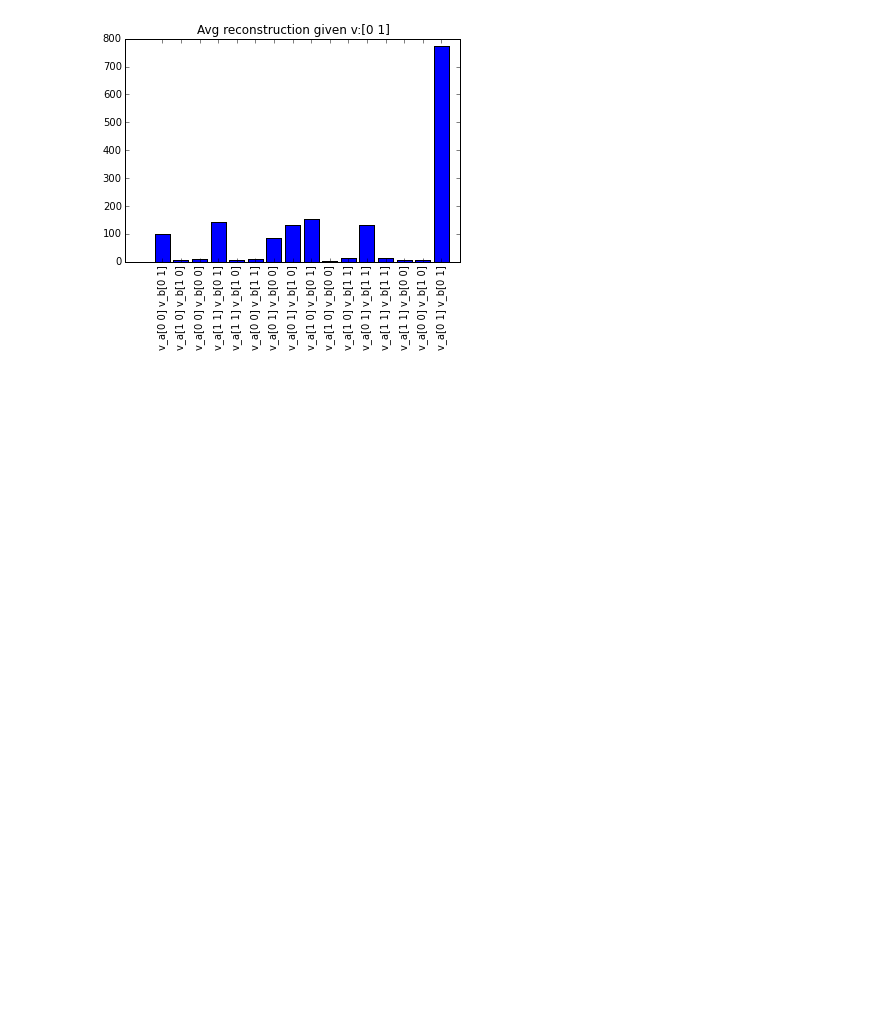
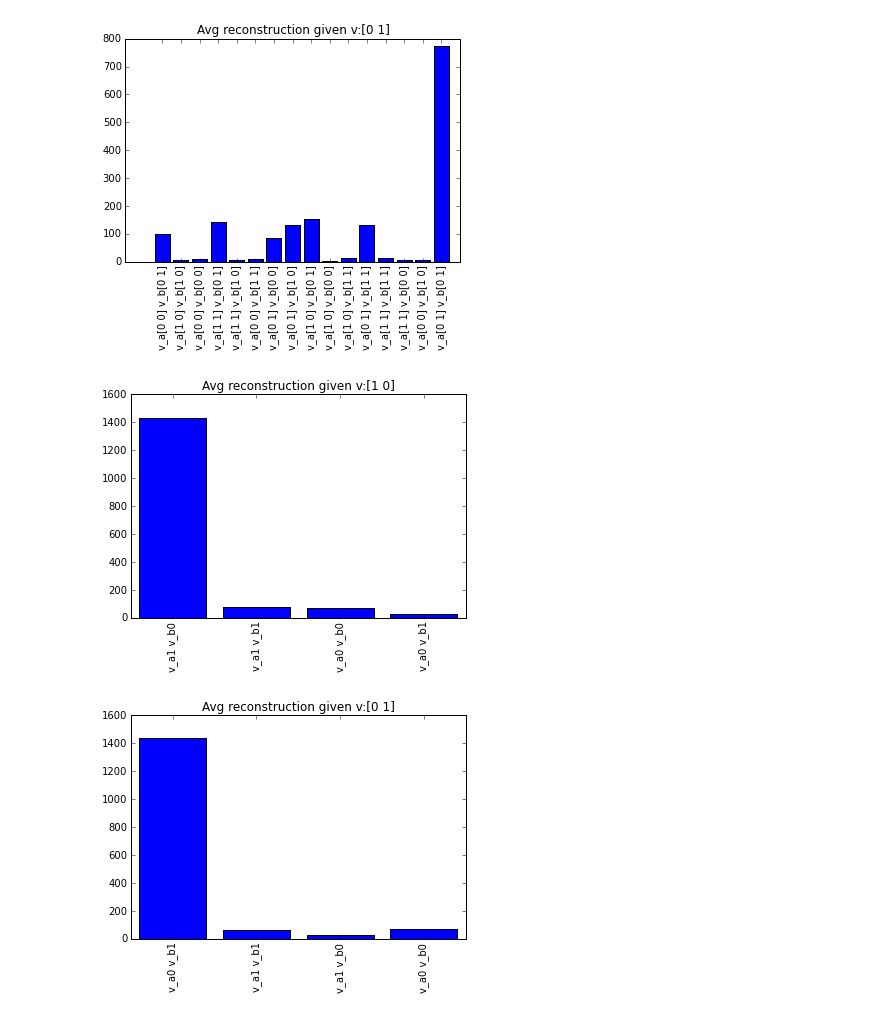
Before and after one commit to garibaldu/multicauseRBM, a Jupyter notebook: Max/TwoBitRBM.ipynb, the cells around one changed output. Cells and saved outputs as stored; diff of their text form; code cells hidden in the pictures; blank space fills up the shorter version.

```diff
--- a/Max/TwoBitRBM.ipynb
+++ b/Max/TwoBitRBM.ipynb
@@ -295,3 +283,9 @@ plot_avg_results_for_visible_pattern(np.array([0,1]), a)
 # %% [output]
 [figure]
 [figure]
+# %%
+plot_avg_results_for_visible_pattern(np.array([1,0]), WrappedVanillaSampler(dot))
+plot_avg_results_for_visible_pattern(np.array([0,1]), WrappedVanillaSampler(dot))
+# %% [output]
+[figure, added]
+[figure, added]
```
Also changed, not shown: parts of 4 cells of this notebook.
